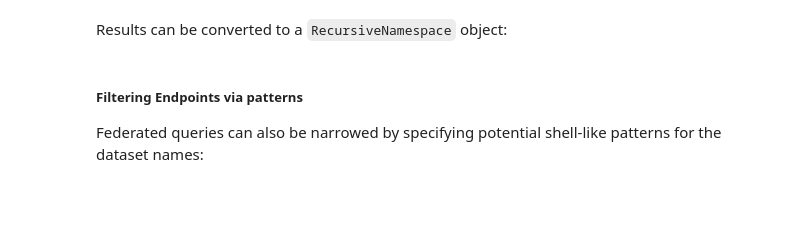
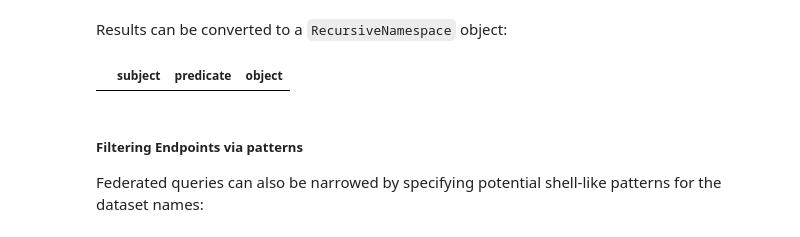
Before and after one commit to materialdigital/pmd-demonstrator, a Jupyter notebook: pmd_mesh-demonstrator/notebooks/02-ontodocker.ipynb, the cells around one changed output. Cells and saved outputs as stored; diff of their text form; code cells hidden in the pictures; blank space fills up the shorter version.

```diff
--- a/pmd_mesh-demonstrator/notebooks/02-ontodocker.ipynb
+++ b/pmd_mesh-demonstrator/notebooks/02-ontodocker.ipynb
@@ -402,7 +483,9 @@ Results can be converted to a `RecursiveNamespace` object:
 # %%
 results_rns = mesh_tools.RecursiveNamespace(**results)
 # %%
-results_rns.Fraunhofer_IWM_iwm.ontodocker.test_dataset.result
+results_rns.Fraunhofer_IWM_iwm.ontodocker.test.result
+# %% [output]
+|  | subject | predicate | object |
 # %% [markdown]
 ##### Filtering Endpoints via patterns
 Federated queries can also be narrowed by specifying potential shell-like patterns for the dataset names:
```
Also changed, not shown: parts of 14 cells of this notebook, 5 other files.
